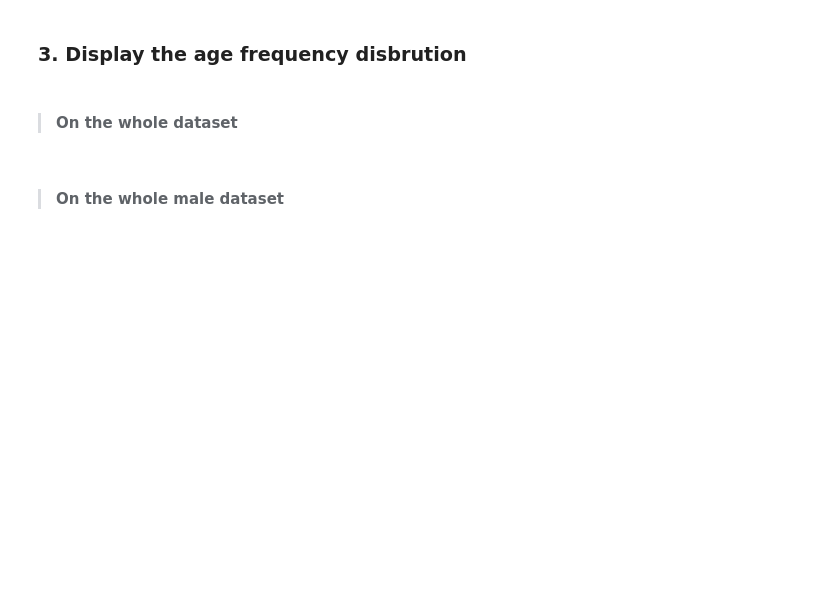
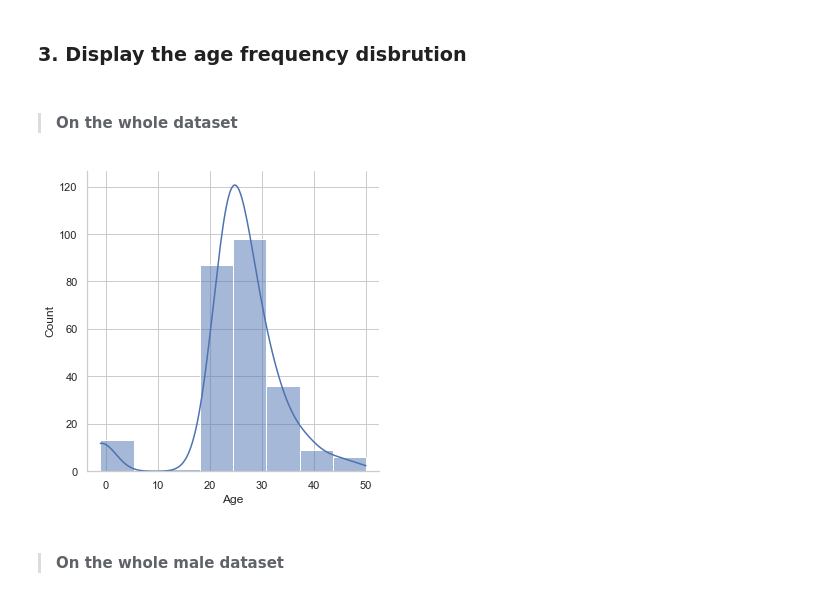
Before and after one commit to kesnel/Ayiti-Analytics-Bootcamp-Project, a Jupyter notebook: data-analysis.ipynb, the cells around one changed output. Saved outputs shown, nothing was run; the diff lists cells and outputs as text; code cells hidden in the pictures; blank space fills up the shorter version.

```diff
--- a/data-analysis.ipynb
+++ b/data-analysis.ipynb
@@ -99,2 +119,7 @@ the average age on all female dataset is 23.97872340425532
+# %%
+sns.displot(df.Age, bins=8, kde=True)
+plt.show()
+# %% [output]
+[figure, added]
 # %% [markdown]
 >#### On the whole male dataset
```
Also changed, not shown: parts of 32 cells of this notebook.
